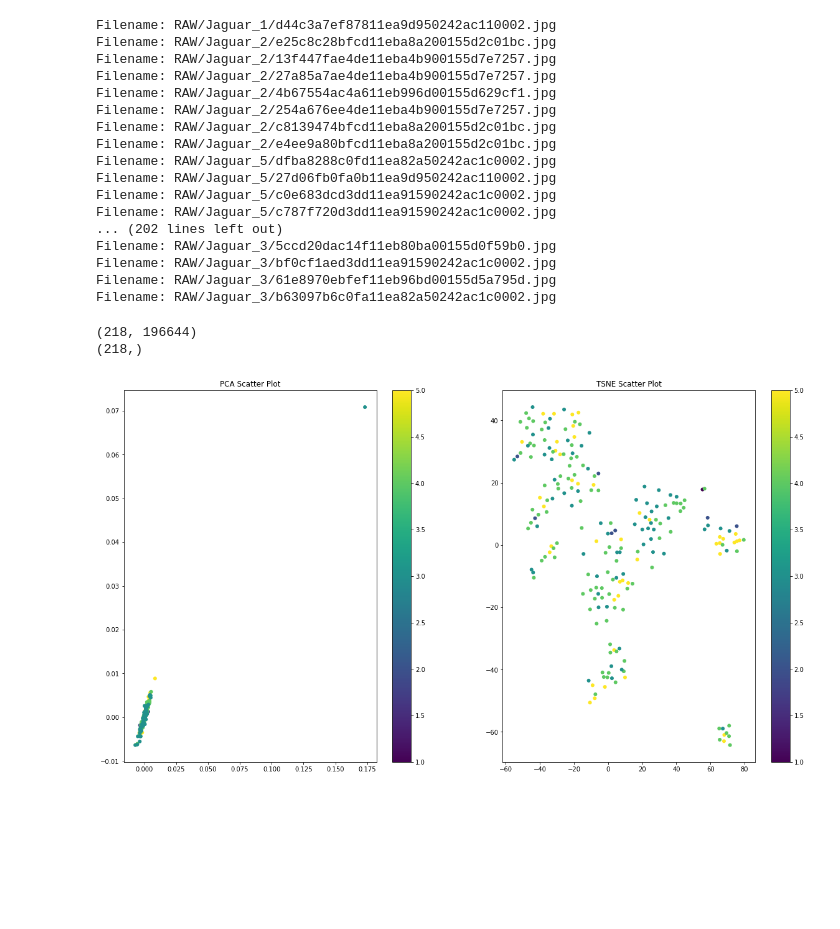
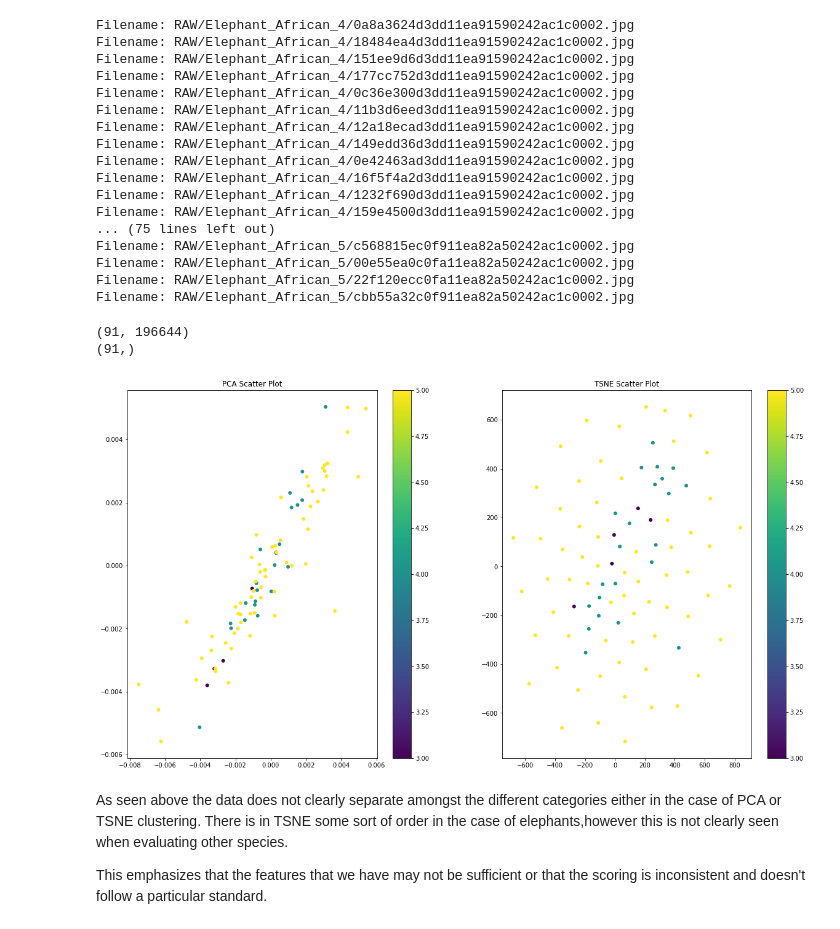
Before and after one commit to YolandaMDavis/NSSADNN_IQA, a Jupyter notebook: cluster_analysis.ipynb, the cells around one changed output. Cells and saved outputs as stored; diff of their text form; code cells hidden in the pictures; blank space fills up the shorter version.

```diff
--- a/cluster_analysis.ipynb
+++ b/cluster_analysis.ipynb
@@ -161,26 +161,26 @@ def get_footprints(species):
           footprint[filename] = cv2.resize(img, (256, 256))
   return footprint
 
-species = ['Jaguar']
+species = ['Elephant']
 footprint = get_footprints(species)
 # %% [output]
-Filename: RAW/Jaguar_1/d44c3a7ef87811ea9d950242ac110002.jpg
-Filename: RAW/Jaguar_2/e25c8c28bfcd11eba8a200155d2c01bc.jpg
-Filename: RAW/Jaguar_2/13f447fae4de11eba4b900155d7e7257.jpg
-Filename: RAW/Jaguar_2/27a85a7ae4de11eba4b900155d7e7257.jpg
-Filename: RAW/Jaguar_2/4b67554ac4a611eb996d00155d629cf1.jpg
-Filename: RAW/Jaguar_2/254a676ee4de11eba4b900155d7e7257.jpg
-Filename: RAW/Jaguar_2/c8139474bfcd11eba8a200155d2c01bc.jpg
-Filename: RAW/Jaguar_2/e4ee9a80bfcd11eba8a200155d2c01bc.jpg
-Filename: RAW/Jaguar_5/dfba8288c0fd11ea82a50242ac1c0002.jpg
-Filename: RAW/Jaguar_5/27d06fb0fa0b11ea9d950242ac110002.jpg
-Filename: RAW/Jaguar_5/c0e683dcd3dd11ea91590242ac1c0002.jpg
-Filename: RAW/Jaguar_5/c787f720d3dd11ea91590242ac1c0002.jpg
-... (202 lines left out)
-Filename: RAW/Jaguar_3/5ccd20dac14f11eb80ba00155d0f59b0.jpg
-Filename: RAW/Jaguar_3/bf0cf1aed3dd11ea91590242ac1c0002.jpg
-Filename: RAW/Jaguar_3/61e8970ebfef11eb96bd00155d5a795d.jpg
-Filename: RAW/Jaguar_3/b63097b6c0fa11ea82a50242ac1c0002.jpg
+Filename: RAW/Elephant_African_4/0a8a3624d3dd11ea91590242ac1c0002.jpg
+Filename: RAW/Elephant_African_4/18484ea4d3dd11ea91590242ac1c0002.jpg
+Filename: RAW/Elephant_African_4/151ee9d6d3dd11ea91590242ac1c0002.jpg
+Filename: RAW/Elephant_African_4/177cc752d3dd11ea91590242ac1c0002.jpg
+Filename: RAW/Elephant_African_4/0c36e300d3dd11ea91590242ac1c0002.jpg
+Filename: RAW/Elephant_African_4/11b3d6eed3dd11ea91590242ac1c0002.jpg
+Filename: RAW/Elephant_African_4/12a18ecad3dd11ea91590242ac1c0002.jpg
+Filename: RAW/Elephant_African_4/149edd36d3dd11ea91590242ac1c0002.jpg
+Filename: RAW/Elephant_African_4/0e42463ad3dd11ea91590242ac1c0002.jpg
+Filename: RAW/Elephant_African_4/16f5f4a2d3dd11ea91590242ac1c0002.jpg
+Filename: RAW/Elephant_African_4/1232f690d3dd11ea91590242ac1c0002.jpg
+Filename: RAW/Elephant_African_4/159e4500d3dd11ea91590242ac1c0002.jpg
+... (75 lines left out)
+Filename: RAW/Elephant_African_5/c568815ec0f911ea82a50242ac1c0002.jpg
+Filename: RAW/Elephant_African_5/00e55ea0c0fa11ea82a50242ac1c0002.jpg
+Filename: RAW/Elephant_African_5/22f120ecc0fa11ea82a50242ac1c0002.jpg
+Filename: RAW/Elephant_African_5/cbb55a32c0f911ea82a50242ac1c0002.jpg
 # %%
 import re
 
@@ -198,15 +198,15 @@ for key, val in footprint.items():
     label =  int(m.group(1))
     footprint_label.append(label )
 
-# Create facematrix as (n_samples,n_pixels) matrix
+# Create footprint matrix as (n_samples,n_pixels) matrix
 footprint_matrix = np.array(footprint_matrix)
 footprint_label = np.array(footprint_label)
 footprint_brisque = np.array(footprint_brisque)
 print(footprint_matrix.shape)
 print(footprint_label.shape)
 # %% [output]
-(218, 196644)
-(218,)
+(91, 196644)
+(91,)
 # %%
 from sklearn.manifold import TSNE
 from sklearn.decomposition import PCA
@@ -222,15 +222,21 @@ tsne_results = tsne.fit_transform(footprint_matrix_std)
 # %%
 from matplotlib import pyplot as plt
 
+# eliminated last row due to outlier
+
 plt.figure(figsize = (20,11))
 plt.subplot(121)
-plt.scatter(footprint_pca.components_[:,0], footprint_pca.components_[:,1], c = footprint_label, edgecolor = "None")
+plt.scatter(footprint_pca.components_[:-1,0], footprint_pca.components_[:-1,1], c = footprint_label[:-1], edgecolor = "None")
 plt.colorbar()
 plt.title('PCA Scatter Plot')
 plt.subplot(122)
 plt.scatter(tsne_results[:,0],tsne_results[:,1],  c = footprint_label,  edgecolor = "None")
 plt.colorbar()
 plt.title('TSNE Scatter Plot')
 plt.show()
 # %% [output]
-[figure, old version]
+[figure, new version]
+# %% [markdown]
+As seen above the data does not clearly separate amongst the different categories either in the case of PCA or TSNE clustering.  There is in TSNE some sort of order in the case of elephants,however this is not clearly seen when evaluating other species.
+
+This emphasizes that the features that we have may not be sufficient or that the scoring is inconsistent and doesn't follow a particular standard.
```
Also changed, not shown: parts of 1 cell of this notebook.
